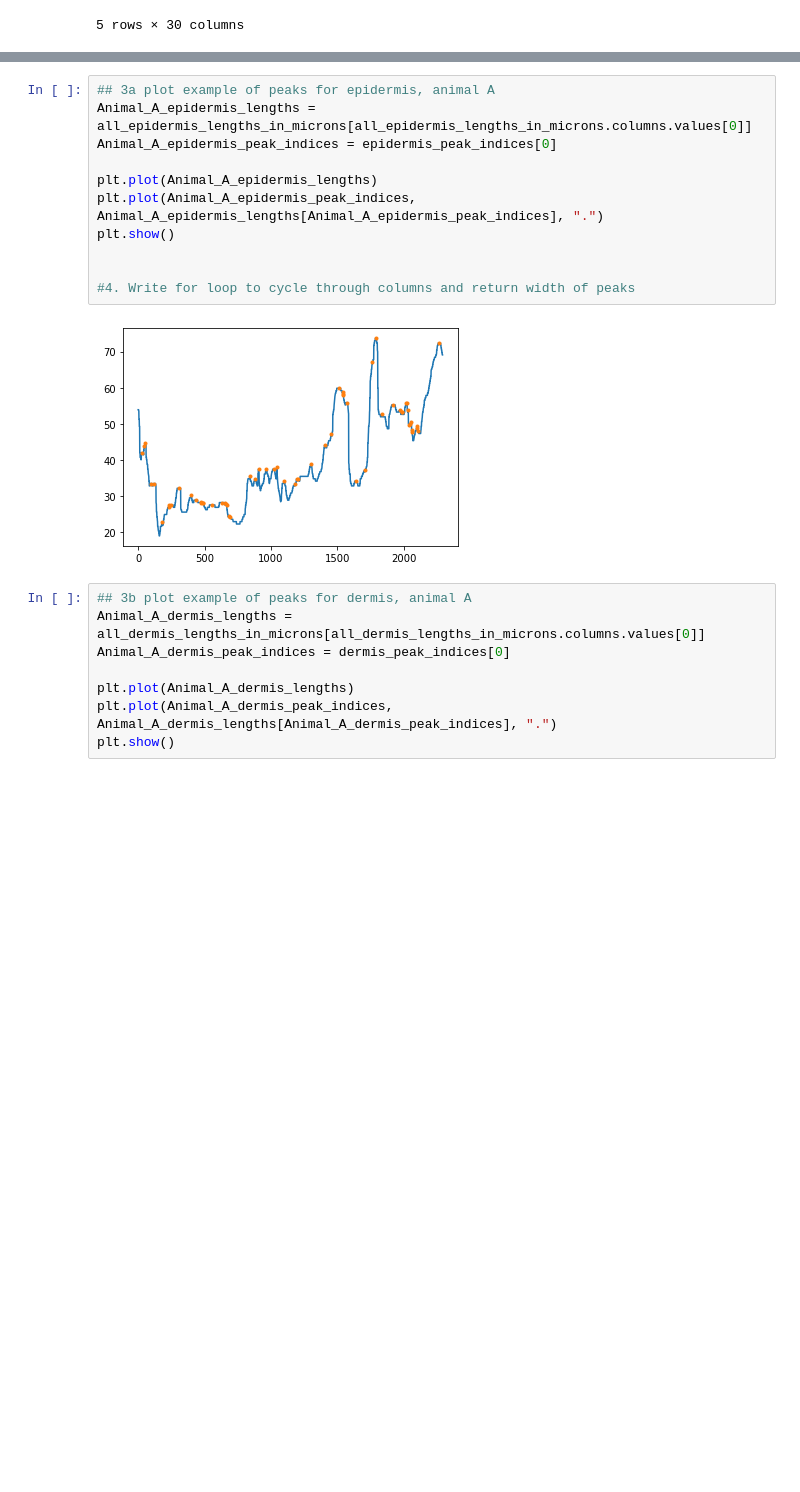
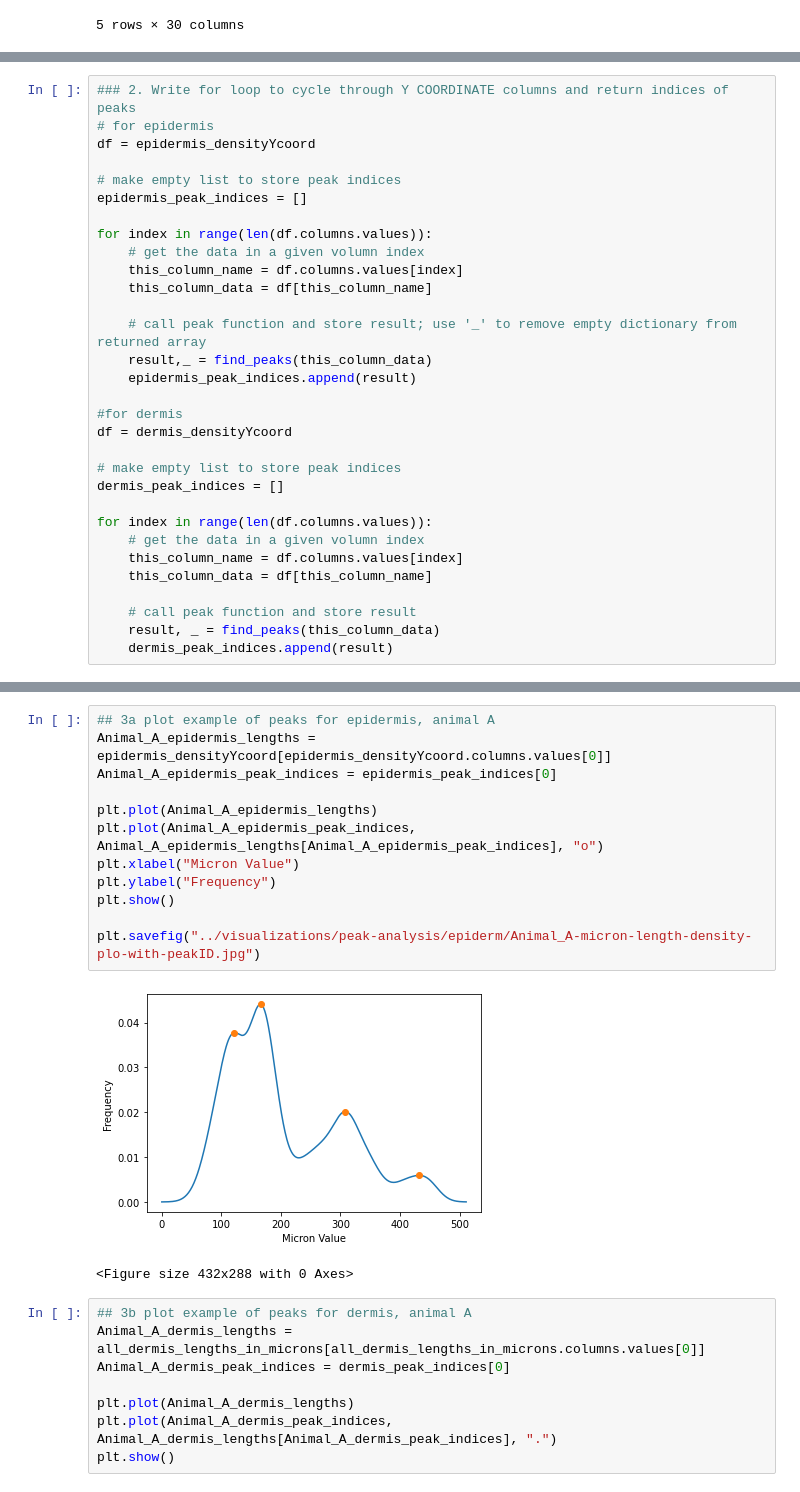
Before and after one commit to sowusu08/2324-segura-fiji, a Jupyter notebook: code/230601-segura-meeting-clusterAnalysis.ipynb, the cells around one changed output, grey strips where cells are left out. Saved outputs shown, nothing was run; the diff lists cells and outputs as text; blank space fills up the shorter version.

Commit message:
successfully find peaks for density plots and validate with plot generation

```diff
--- a/code/230601-segura-meeting-clusterAnalysis.ipynb
+++ b/code/230601-segura-meeting-clusterAnalysis.ipynb
@@ -110,3 +51,34 @@ for index in range(len(df.columns.values)):
+# %%
+### 2. Write for loop to cycle through Y COORDINATE columns and return indices of peaks
+# for epidermis
+df = epidermis_densityYcoord
+
+# make empty list to store peak indices
+epidermis_peak_indices = []
+
+for index in range(len(df.columns.values)):
+    # get the data in a given volumn index
+    this_column_name = df.columns.values[index]
+    this_column_data = df[this_column_name]
+
+    # call peak function and store result; use '_' to remove empty dictionary from returned array
+    result,_ = find_peaks(this_column_data)
+    epidermis_peak_indices.append(result)
+
+#for dermis
+df = dermis_densityYcoord
+
+# make empty list to store peak indices
+dermis_peak_indices = []
+
+for index in range(len(df.columns.values)):
+    # get the data in a given volumn index
+    this_column_name = df.columns.values[index]
+    this_column_data = df[this_column_name]
+
+    # call peak function and store result
+    result, _ = find_peaks(this_column_data)
+    dermis_peak_indices.append(result)
 # %%
 print(dermis_peak_indices[0:4])
 # %% [output]
@@ -150,16 +90,18 @@ print(epidermis_peak_indices[0:4])
 # %%
 ## 3a plot example of peaks for epidermis, animal A
-Animal_A_epidermis_lengths = all_epidermis_lengths_in_microns[all_epidermis_lengths_in_microns.columns.values[0]]
+Animal_A_epidermis_lengths = epidermis_densityYcoord[epidermis_densityYcoord.columns.values[0]]
 Animal_A_epidermis_peak_indices = epidermis_peak_indices[0]
 
 plt.plot(Animal_A_epidermis_lengths)
-plt.plot(Animal_A_epidermis_peak_indices, Animal_A_epidermis_lengths[Animal_A_epidermis_peak_indices], ".")
+plt.plot(Animal_A_epidermis_peak_indices, Animal_A_epidermis_lengths[Animal_A_epidermis_peak_indices], "o")
+plt.xlabel("Micron Value")
+plt.ylabel("Frequency")
 plt.show()
 
-
-#4. Write for loop to cycle through columns and return width of peaks
+plt.savefig("../visualizations/peak-analysis/epiderm/Animal_A-micron-length-density-plo-with-peakID.jpg")
 # %% [output]
-[figure, old version]
+[figure, new version]
+<Figure size 432x288 with 0 Axes>
 # %%
 ## 3b plot example of peaks for dermis, animal A
 Animal_A_dermis_lengths = all_dermis_lengths_in_microns[all_dermis_lengths_in_microns.columns.values[0]]
```
Also changed, not shown: parts of 5 cells of this notebook, 1 other file.
